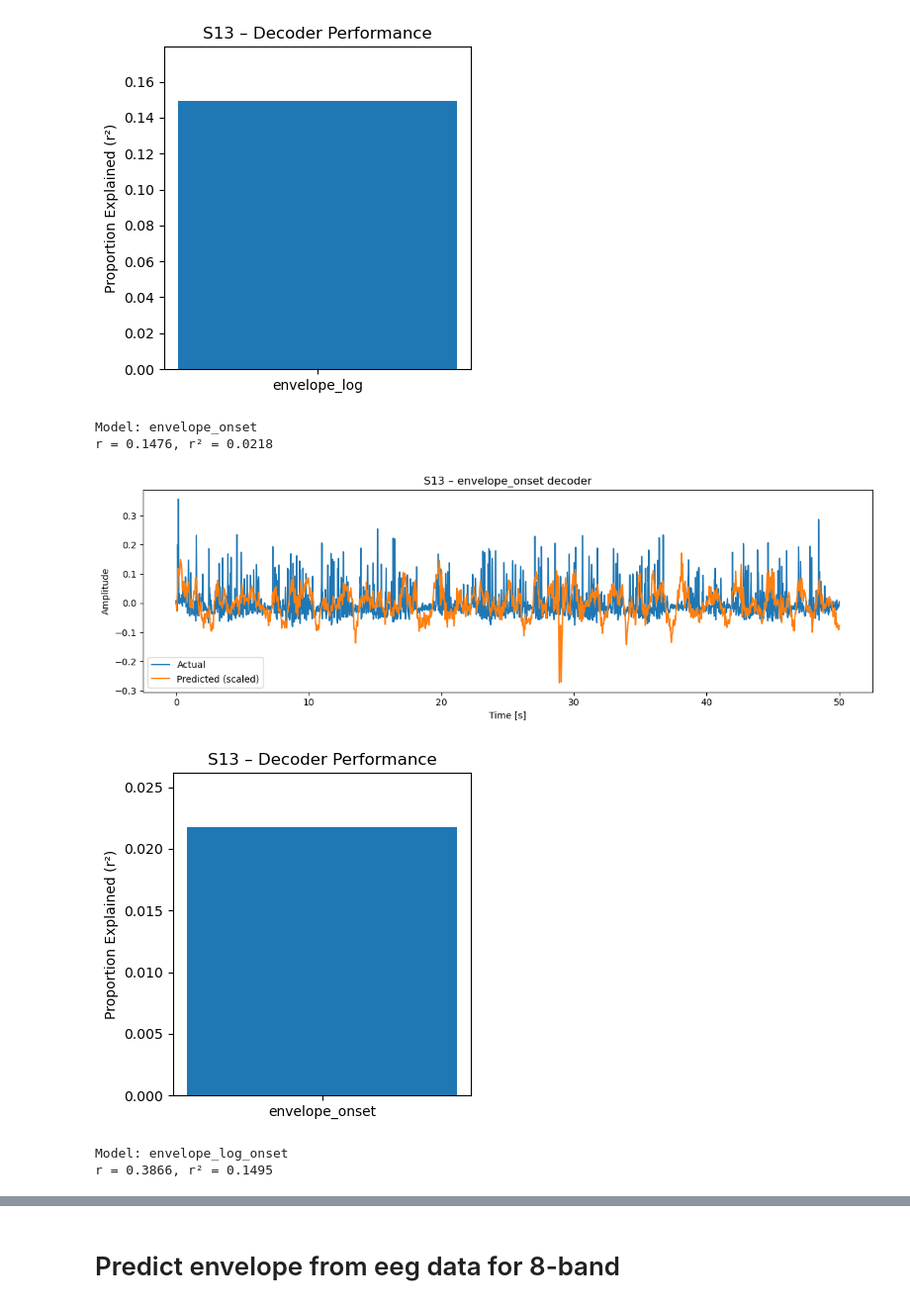
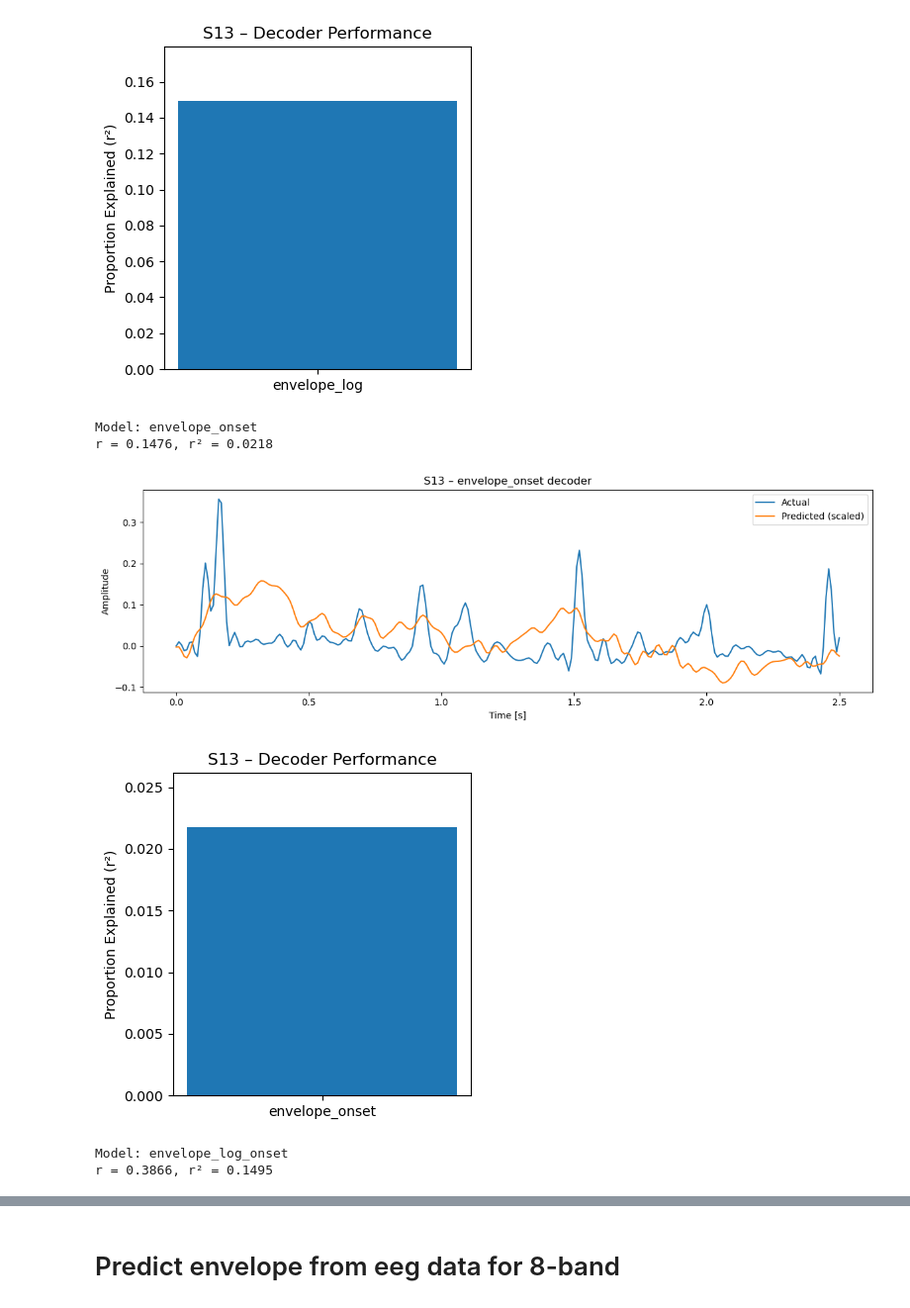
Before and after one commit to manito-coder/Alice, a Jupyter notebook: analysis/predict-envelope.ipynb, the cells around one changed output, grey strips where cells are left out. Shown at 99% size. Cells and saved outputs as stored; diff of their text form; code cells hidden in the pictures.

Commit message:
plots for encoder and decoder working good now

```diff
--- a/analysis/predict-envelope.ipynb
+++ b/analysis/predict-envelope.ipynb
@@ -77,7 +77,7 @@ for subject in subjects:
         # Restrict to first 50 seconds
         # ----------------------------------------
 
-        t_max = 50
+        t_max = 2.5
         mask = time <= t_max
 
         time_50 = time[mask]
@@ -128,7 +128,7 @@ r = 0.3866, r² = 0.1495
 [figure]
 Model: envelope_onset
 r = 0.1476, r² = 0.0218
-[figure, old version]
+[figure, new version]
 [figure]
 Model: envelope_log_onset
 r = 0.3866, r² = 0.1495
```
Also changed, not shown: parts of 1 cell of this notebook, 3 other files.
